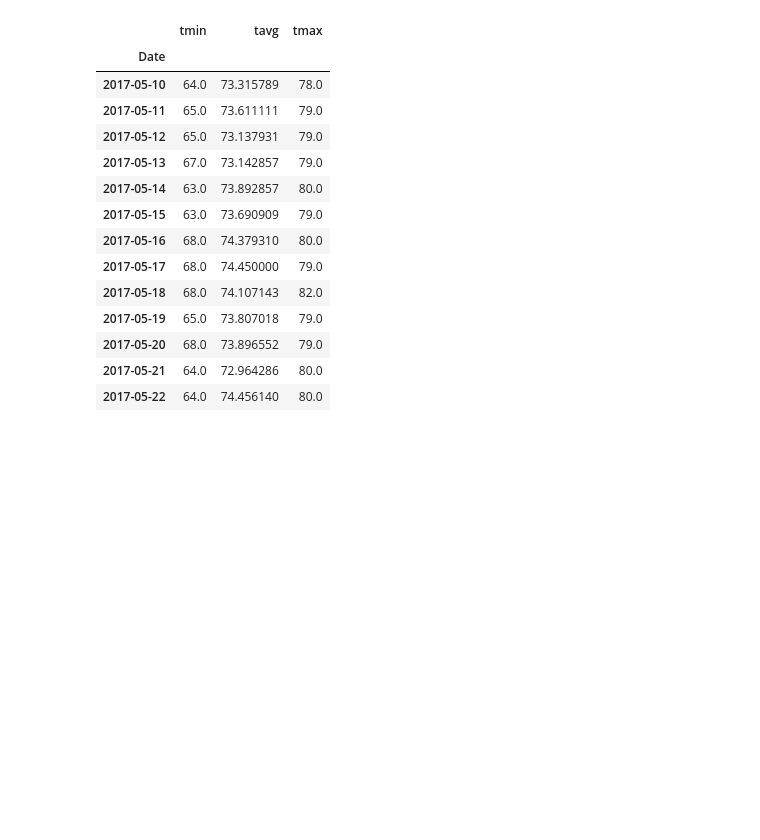
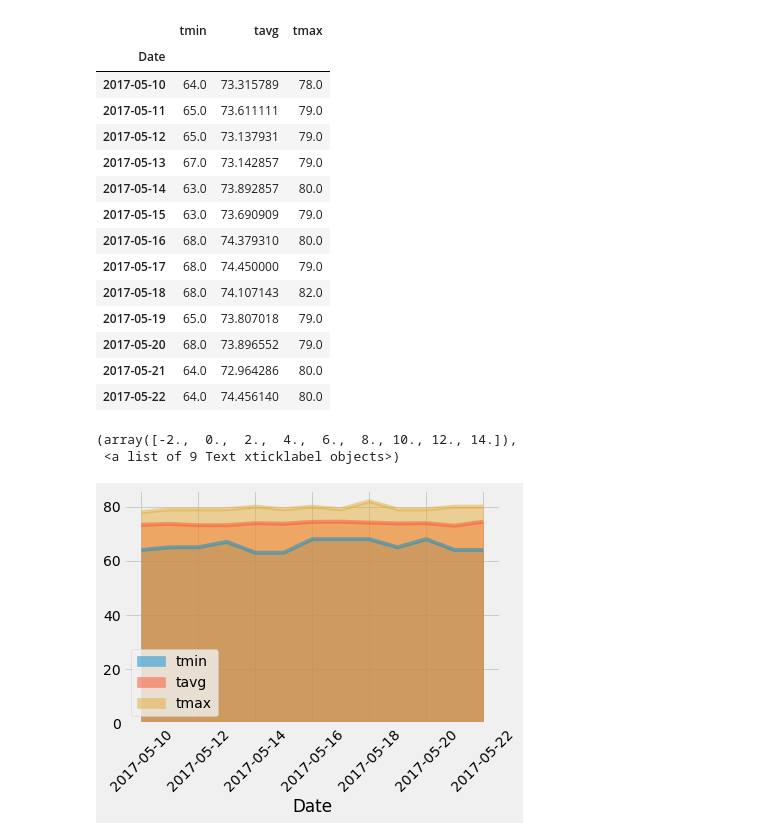
Before and after one commit to kimcrine/sqlalchemy-challenge, a Jupyter notebook: climate_starter.ipynb, the cells around one changed output. Cells and saved outputs as stored; diff of their text form; code cells hidden in the pictures; blank space fills up the shorter version.

Commit message:
plotted daily normals as an area plot

```diff
--- a/climate_starter.ipynb
+++ b/climate_starter.ipynb
@@ -351,3 +351,9 @@ normals_df
 | 2017-05-22 | 64.0 | 74.456140 | 80.0 |
 # %%
 # Plot the daily normals as an area plot with `stacked=False`
+normals_df.plot.area(stacked=False)
+plt.xticks(rotation=45)
+# %% [output]
+(array([-2.,  0.,  2.,  4.,  6.,  8., 10., 12., 14.]),
+ <a list of 9 Text xticklabel objects>)
+[figure, added]
```
